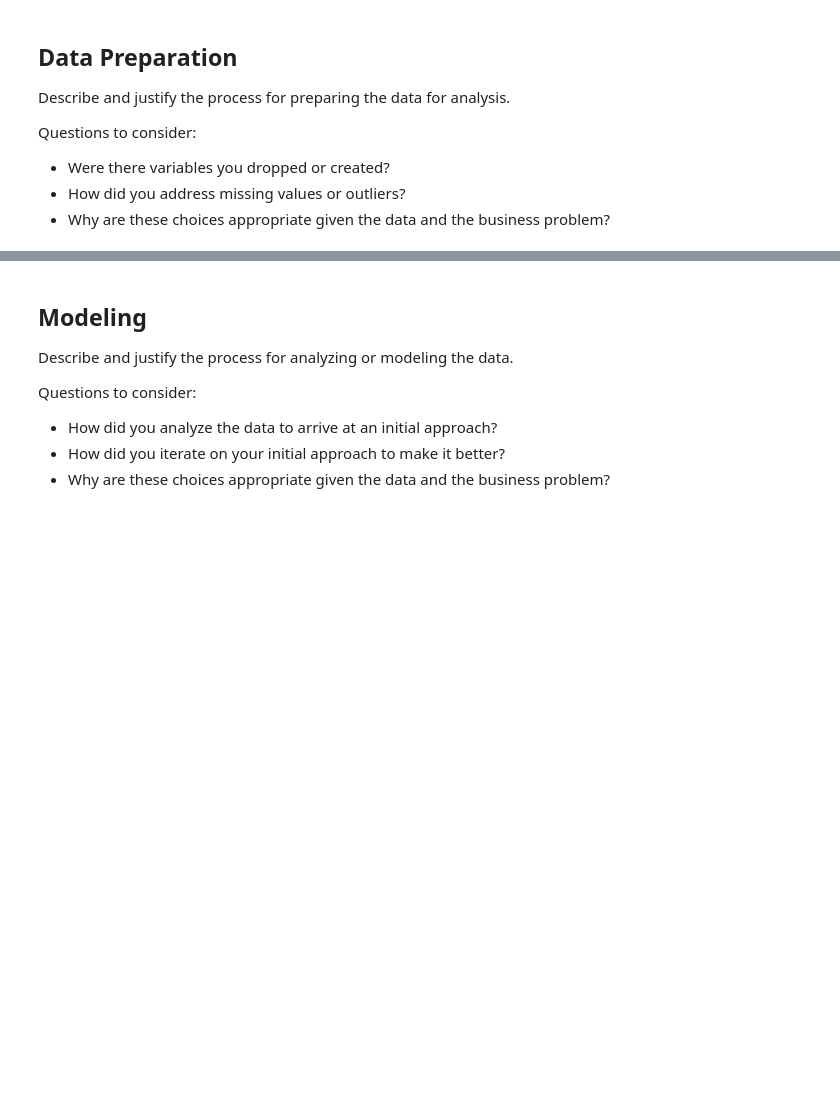
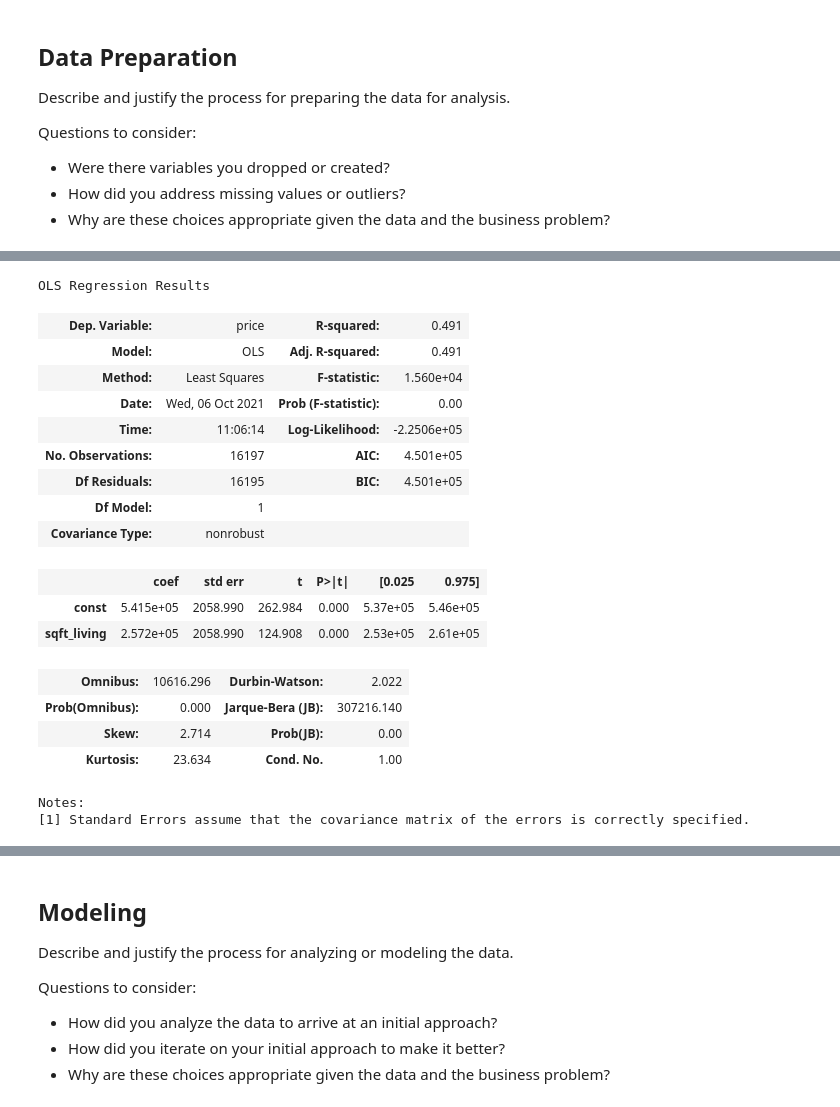
Before and after one commit to JenSans/Housing-Project, a Jupyter notebook: notebooks/Jen/Jen.ipynb, the cells around one changed output, grey strips where cells are left out. Saved outputs shown, nothing was run; the diff lists cells and outputs as text; code cells hidden in the pictures; blank space fills up the shorter version.

```diff
--- a/notebooks/Jen/Jen.ipynb
+++ b/notebooks/Jen/Jen.ipynb
@@ -178,18 +53,0 @@ ax = sns.heatmap(simple_model_X_train.corr(), annot=True);
-# %%
-# select the features for modeling our simple baseline
-simple_model_X_train = simple_model_X_train.drop('sqft_above', axis=1)
-simple_model_X_train.head()
-
-
-# scale the features
-scaler = StandardScaler()
-scaler.fit(simple_model_X_train)
-simple_model_X_train_scaled = scaler.transform(simple_model_X_train)
-
-simple_model_X_train_scaled = pd.DataFrame(simple_model_X_train_scaled,
-                                           columns=simple_model_X_train.columns,
-                                           index=simple_model_X_train.index)
-simple_model_X_train_scaled.head()
-
-simple_model_sm = sm.OLS(endog=y_train, exog=sm.add_constant(simple_model_X_train_scaled)).fit()
-simple_model_sm.summary()
@@ -253,4 +53,0 @@ Name: grade, dtype: object
-# %%
-sqft_lot_sm = sm.OLS(endog=y_train,
-                     exog=sm.add_constant(simple_model_X_train_scaled[['sqft_living', 'sqft_living15']])).fit()
-sqft_lot_sm.summary()
@@ -367,3 +53,0 @@ Index(['id', 'date', 'bedrooms', 'bathrooms', 'sqft_living', 'sqft_lot',
-# %%
-model_test = sm.OLS(endog=y_train, exog=sm.add_constant(train_df[['sqft_living', 'sqft_living15', 'home_age']])).fit()
-model_test.summary()
@@ -393,0 +162,38 @@ strong multicollinearity or other numerical problems.
+# %%
+# Select the features for modeling a baseline
+simple_model_X_train = simple_model_X_train.drop('sqft_above', axis=1)
+
+# Scale the features
+scaler = StandardScaler()
+scaler.fit(simple_model_X_train)
+simple_model_X_train_scaled = scaler.transform(simple_model_X_train)
+
+# Create a dataframe representing the scaled data
+simple_model_X_train_scaled = pd.DataFrame(simple_model_X_train_scaled,
+                                           columns=simple_model_X_train.columns,
+                                           index=simple_model_X_train.index)
+
+# Fit the model and review the summary. Chose only sqft_living for this baseline model since it has the highest
+# correlation with price.
+sqft_lot_sm = sm.OLS(endog=y_train, exog=sm.add_constant(simple_model_X_train_scaled['sqft_living'])).fit()
+sqft_lot_sm.summary()
+# %% [output]
+OLS Regression Results
+| Dep. Variable: | price | R-squared: | 0.491 |
+| Model: | OLS | Adj. R-squared: | 0.491 |
+| Method: | Least Squares | F-statistic: | 1.560e+04 |
+| Date: | Wed, 06 Oct 2021 | Prob (F-statistic): | 0.00 |
+| Time: | 11:06:14 | Log-Likelihood: | -2.2506e+05 |
+| No. Observations: | 16197 | AIC: | 4.501e+05 |
+| Df Residuals: | 16195 | BIC: | 4.501e+05 |
+| Df Model: | 1 |  |  |
+| Covariance Type: | nonrobust |  |  |
+|  | coef | std err | t | P>|t| | [0.025 | 0.975] |
+| const | 5.415e+05 | 2058.990 | 262.984 | 0.000 | 5.37e+05 | 5.46e+05 |
+| sqft_living | 2.572e+05 | 2058.990 | 124.908 | 0.000 | 2.53e+05 | 2.61e+05 |
+| Omnibus: | 10616.296 | Durbin-Watson: | 2.022 |
+| Prob(Omnibus): | 0.000 | Jarque-Bera (JB): | 307216.140 |
+| Skew: | 2.714 | Prob(JB): | 0.00 |
+| Kurtosis: | 23.634 | Cond. No. | 1.00 |
+Notes:
+[1] Standard Errors assume that the covariance matrix of the errors is correctly specified.
```
Also changed, not shown: parts of 48 cells of this notebook.
